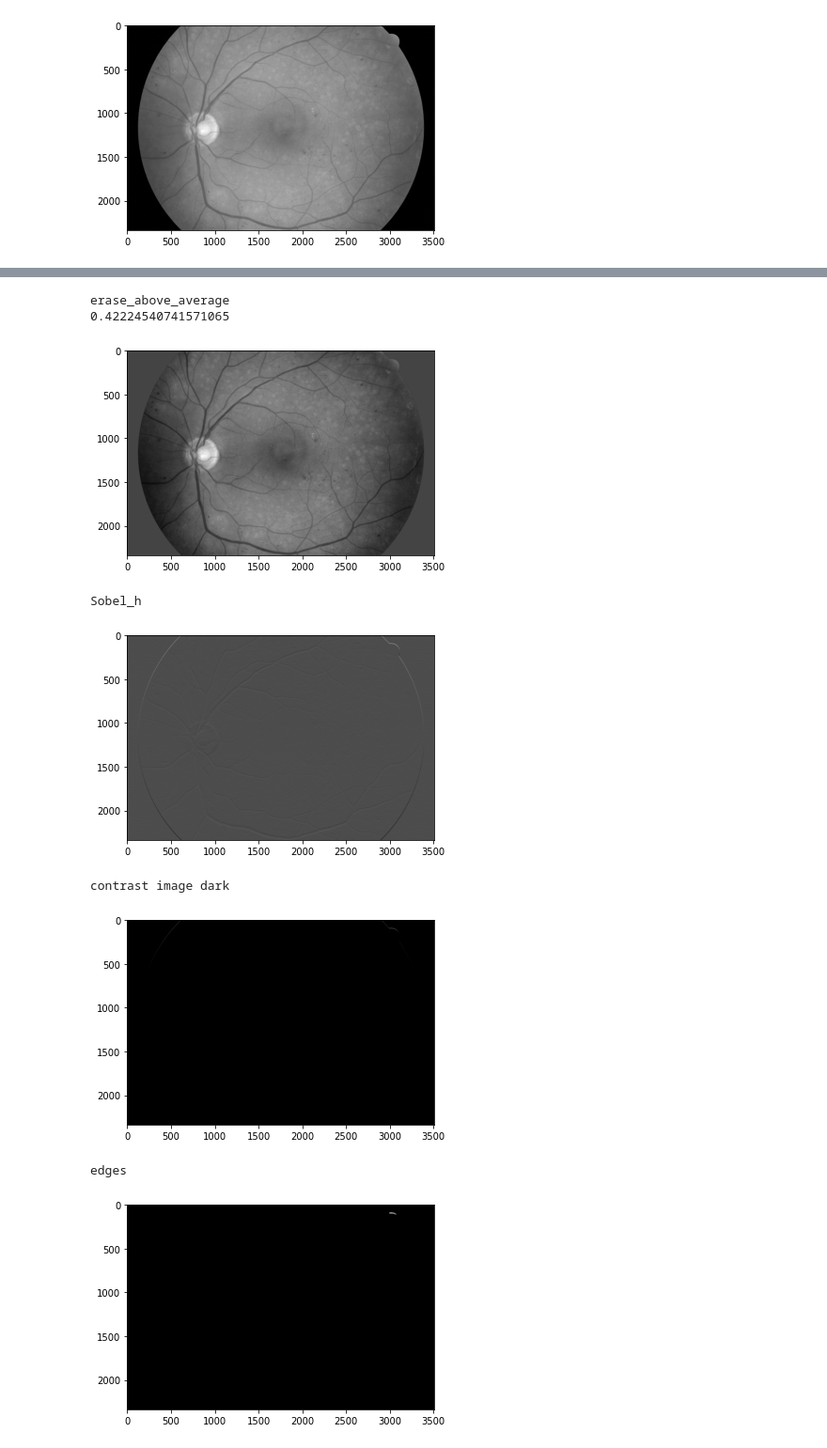
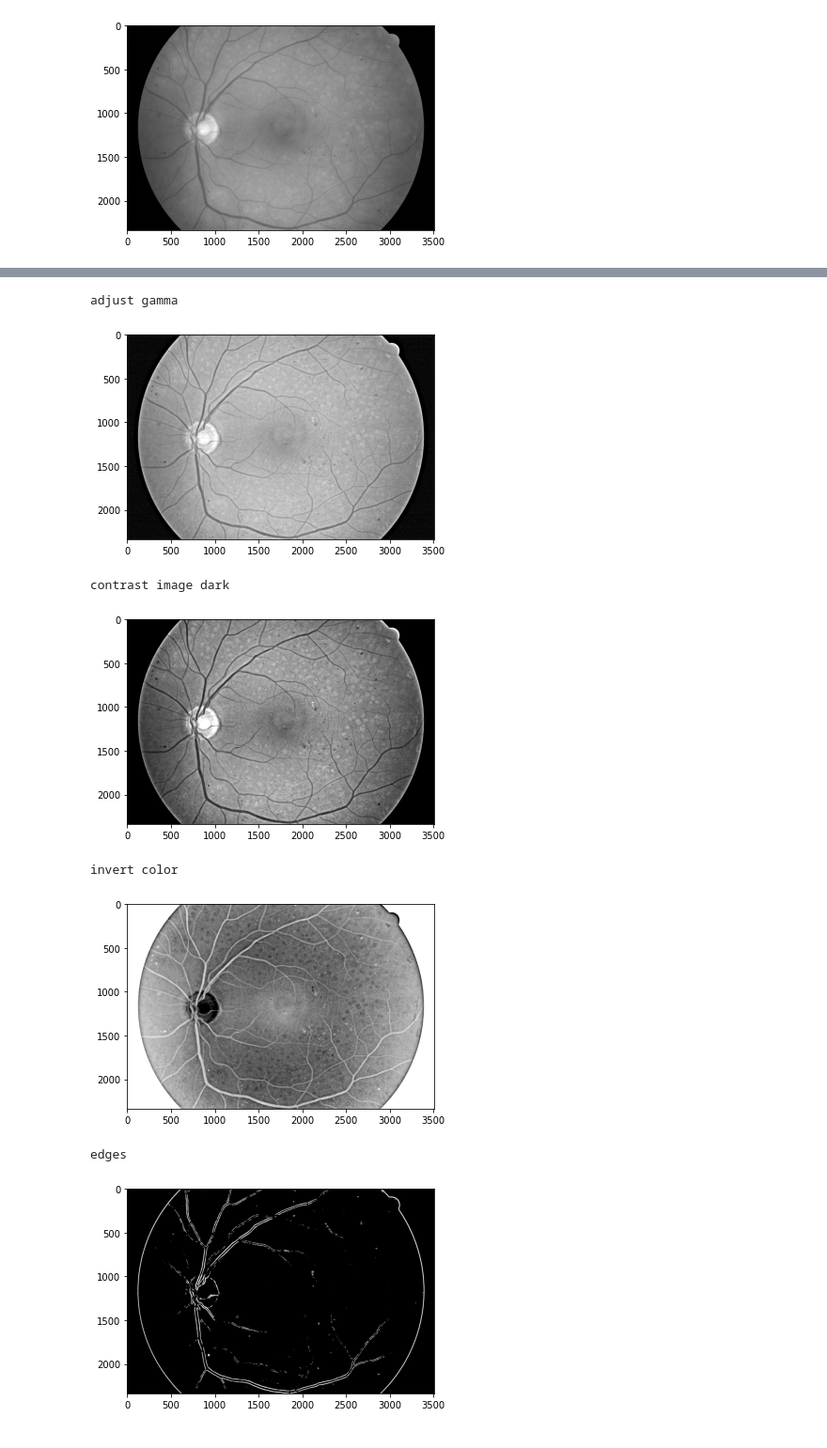
Before and after one commit to HelenaMaslowska/Segmenting-Retinal-Blood-Vessels-With-Deep-Neural-NetworksPlik, a Jupyter notebook: eye.ipynb, the cells around one changed output, grey strips where cells are left out. Shown at 94% size. Cells and saved outputs as stored; diff of their text form; code cells hidden in the pictures.

```diff
--- a/eye.ipynb
+++ b/eye.ipynb
@@ -42,10 +42,6 @@ def findEdges(image):
 	binary = np.uint8(binary)
 	return binary
 # %%
-def contrastStretching(image):
-	image = ski.exposure.rescale_intensity(image, in_range=(0.1, 0.5))
-	return image
-
-def contrast(image):
-	image = ski.exposure.equalize_hist(image)
-	return image
+# def contrast(image):
+# 	image = ski.exposure.equalize_hist(image)
+# 	return image
@@ -63,6 +49,7 @@ def showCurrImage(image, contrast = False, edges = False):
 import numpy as np
 import matplotlib.pyplot as plt
 from skimage import io, exposure, data
+from sklearn.pipeline import Pipeline
 
 image = loadImage(filename)
 image_minmax_scaled = exposure.rescale_intensity(image)
@@ -93,24 +80,50 @@ def erase_above_average(image):
 				image[i][j] = average
 	return image
 
+def sharpen(image):
+	image = ski.filters.unsharp_mask(image, radius=20, amount=2)
+	return image
+
+def brightness(image):
+	image = exposure.adjust_gamma(image, 0.6)
+	return image
+
+def contrast(image):
+	image = ski.exposure.rescale_intensity(image, in_range=(0.1, 0.9))
+	return image
+
+pipeline = [("sharpen", sharpen), ("brightness", brightness), ("edges", findEdges)]
+
 print("normal")
 showImage(image)
 
-print("adjust gamma")
-gamma_img = exposure.adjust_gamma(image, 0.6)
-showImage(gamma_img)
+for title, fun in pipeline:
+	print(title)
+	image = fun(image)
+	showImage(image)
 
-print("erase_above_average")
-image = erase_above_average(image)
+# print("sharpen")
+# image = sharpen(image)
+# showImage(image)
+
+# print("adjust gamma")
+# image = brightness(image)
+# showImage(image)
+
+# print("erase_above_average")
+# image = erase_above_average(image)
+# showImage(image)
+
+# print("Sobel_h")
+# image = ski.filters.sobel_h(gamma_img)
+# showImage(image)
+
+print("contrast image dark")
+image = ski.exposure.rescale_intensity(image, in_range=(0.1, 0.9))
 showImage(image)
 
-print("Sobel_h")
-image = ski.filters.sobel_h(gamma_img)
-showImage(image)
-
-
-print("contrast image dark")
-image = contrastStretching(image)
+print("invert color")
+image = ski.util.invert(image)
 showImage(image)
 
 print("edges")
@@ -124,12 +137,11 @@ adjust gamma
-erase_above_average
-0.42224540741571065
+adjust gamma
-[figure, old version]
+[figure, new version]
-Sobel_h
+contrast image dark
-[figure, old version]
+[figure, new version]
-contrast image dark
+invert color
-[figure, old version]
+[figure, new version]
 edges
-[figure, old version]
+[figure, new version]
 # %%
 # import matplotlib.pyplot as plt
 # img = loadImage(filename)
```
Also changed, not shown: parts of 2 cells of this notebook.
